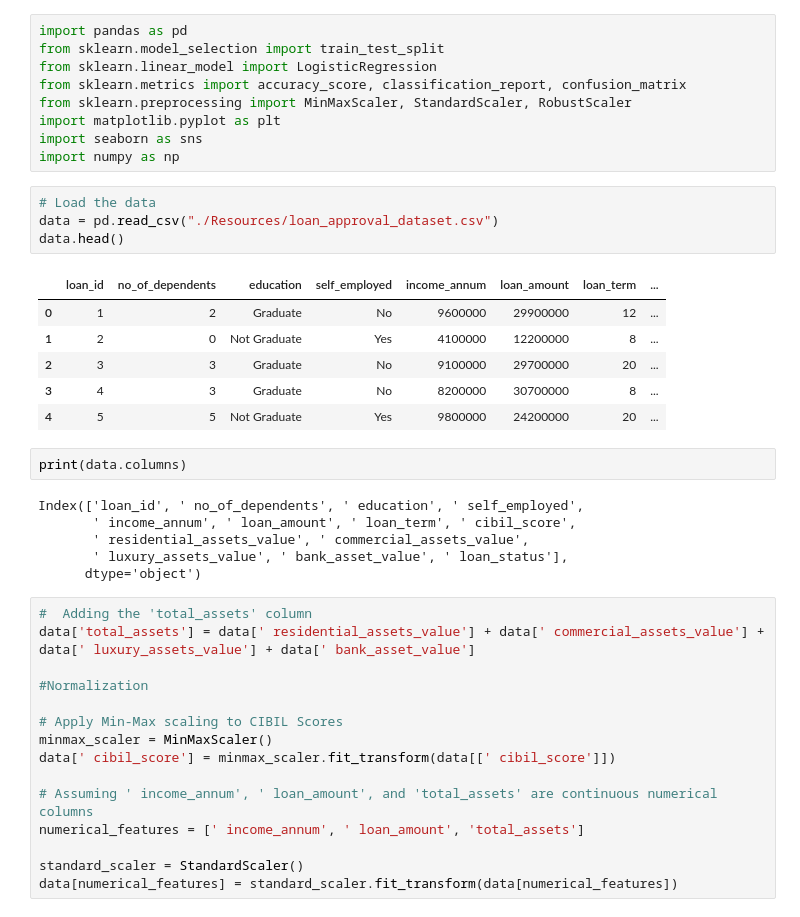
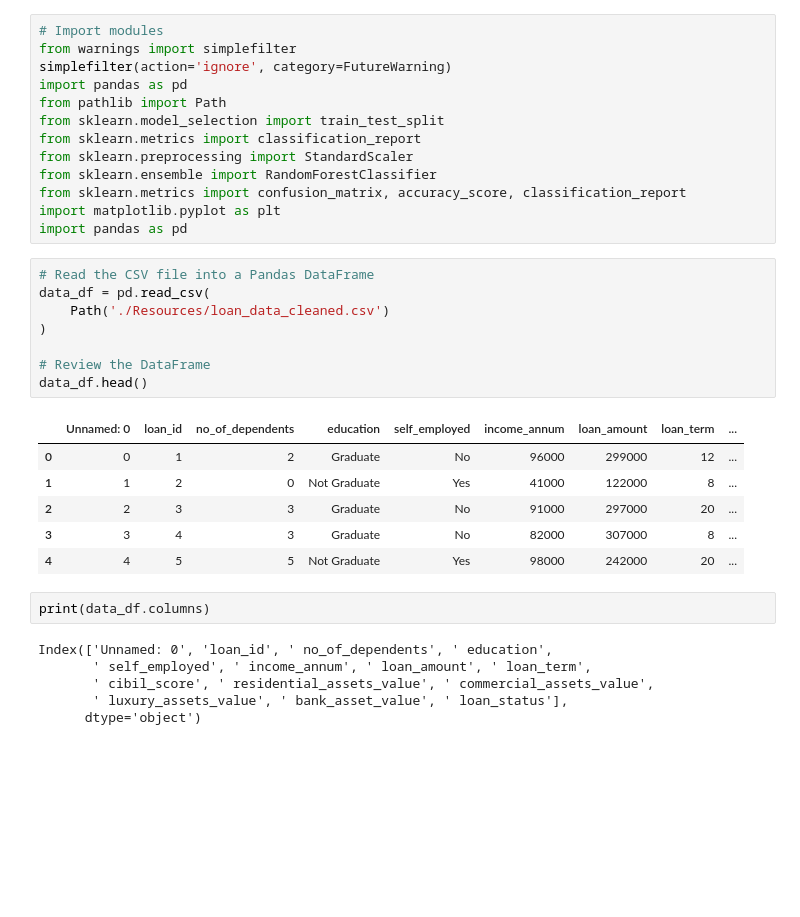
Before and after one commit to ArminaCA/finalproject, a Jupyter notebook: DA_ML.ipynb, the cells around one changed output. Drawn from its saved outputs; the diff is of its cells as text; blank space fills up the shorter version.

```diff
--- a/DA_ML.ipynb
+++ b/DA_ML.ipynb
@@ -1,43 +1,36 @@
 # %%
+# Import modules
+from warnings import simplefilter
+simplefilter(action='ignore', category=FutureWarning)
 import pandas as pd
+from pathlib import Path
 from sklearn.model_selection import train_test_split
-from sklearn.linear_model import LogisticRegression
-from sklearn.metrics import accuracy_score, classification_report, confusion_matrix
-from sklearn.preprocessing import MinMaxScaler, StandardScaler, RobustScaler
+from sklearn.metrics import classification_report
+from sklearn.preprocessing import StandardScaler
+from sklearn.ensemble import RandomForestClassifier
+from sklearn.metrics import confusion_matrix, accuracy_score, classification_report
 import matplotlib.pyplot as plt
-import seaborn as sns
-import numpy as np
+import pandas as pd
-# %%
-# Load the data
-data = pd.read_csv("./Resources/loan_approval_dataset.csv")
-data.head()
-# %% [output]
-|  | loan_id | no_of_dependents | education | self_employed | income_annum | loan_amount | loan_term | ... |
-| 0 | 1 | 2 | Graduate | No | 9600000 | 29900000 | 12 | ... |
-| 1 | 2 | 0 | Not Graduate | Yes | 4100000 | 12200000 | 8 | ... |
-| 2 | 3 | 3 | Graduate | No | 9100000 | 29700000 | 20 | ... |
-| 3 | 4 | 3 | Graduate | No | 8200000 | 30700000 | 8 | ... |
-| 4 | 5 | 5 | Not Graduate | Yes | 9800000 | 24200000 | 20 | ... |
+# %%
+# Read the CSV file into a Pandas DataFrame
+data_df = pd.read_csv(
+    Path('./Resources/loan_data_cleaned.csv')
+)
+
+# Review the DataFrame
+data_df.head()
+# %% [output]
+|  | Unnamed: 0 | loan_id | no_of_dependents | education | self_employed | income_annum | loan_amount | loan_term | ... |
+| 0 | 0 | 1 | 2 | Graduate | No | 96000 | 299000 | 12 | ... |
+| 1 | 1 | 2 | 0 | Not Graduate | Yes | 41000 | 122000 | 8 | ... |
+| 2 | 2 | 3 | 3 | Graduate | No | 91000 | 297000 | 20 | ... |
+| 3 | 3 | 4 | 3 | Graduate | No | 82000 | 307000 | 8 | ... |
+| 4 | 4 | 5 | 5 | Not Graduate | Yes | 98000 | 242000 | 20 | ... |
 # %%
-print(data.columns)
+print(data_df.columns)
 # %% [output]
-Index(['loan_id', ' no_of_dependents', ' education', ' self_employed',
-       ' income_annum', ' loan_amount', ' loan_term', ' cibil_score',
-       ' residential_assets_value', ' commercial_assets_value',
+Index(['Unnamed: 0', 'loan_id', ' no_of_dependents', ' education',
+       ' self_employed', ' income_annum', ' loan_amount', ' loan_term',
+       ' cibil_score', ' residential_assets_value', ' commercial_assets_value',
        ' luxury_assets_value', ' bank_asset_value', ' loan_status'],
       dtype='object')
-# %%
-#  Adding the 'total_assets' column
-data['total_assets'] = data[' residential_assets_value'] + data[' commercial_assets_value'] + data[' luxury_assets_value'] + data[' bank_asset_value']
-
-#Normalization
-
-# Apply Min-Max scaling to CIBIL Scores
-minmax_scaler = MinMaxScaler()
-data[' cibil_score'] = minmax_scaler.fit_transform(data[[' cibil_score']])
-
-# Assuming ' income_annum', ' loan_amount', and 'total_assets' are continuous numerical columns
-numerical_features = [' income_annum', ' loan_amount', 'total_assets']
-
-standard_scaler = StandardScaler()
-data[numerical_features] = standard_scaler.fit_transform(data[numerical_features])
```
Also changed, not shown: parts of 15 cells of this notebook.
